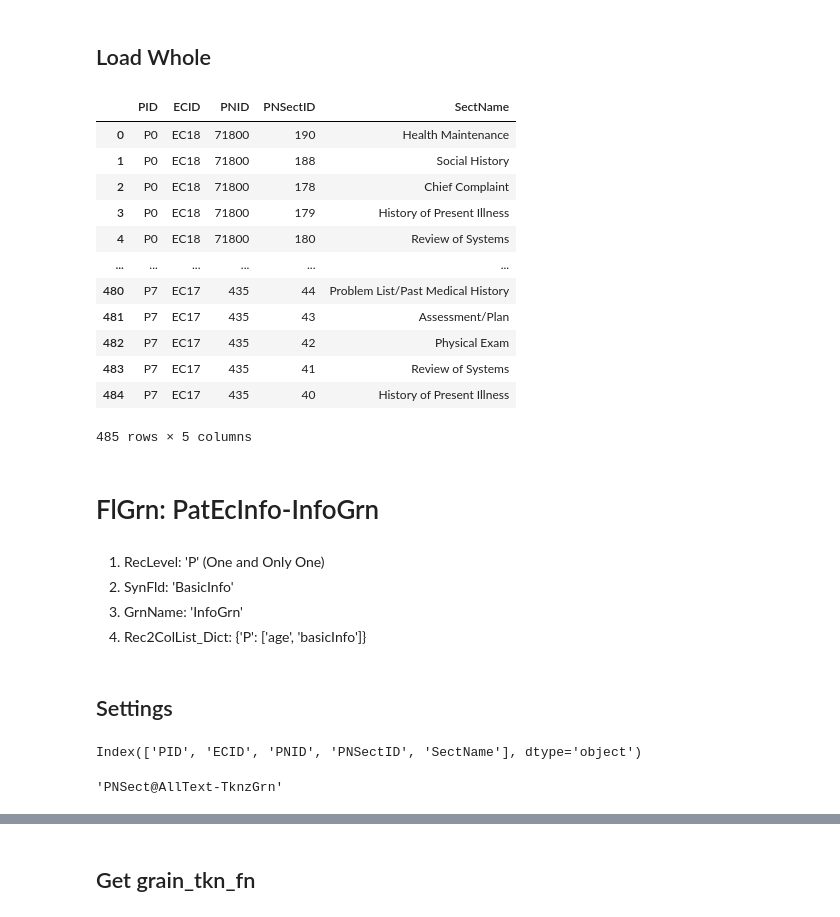
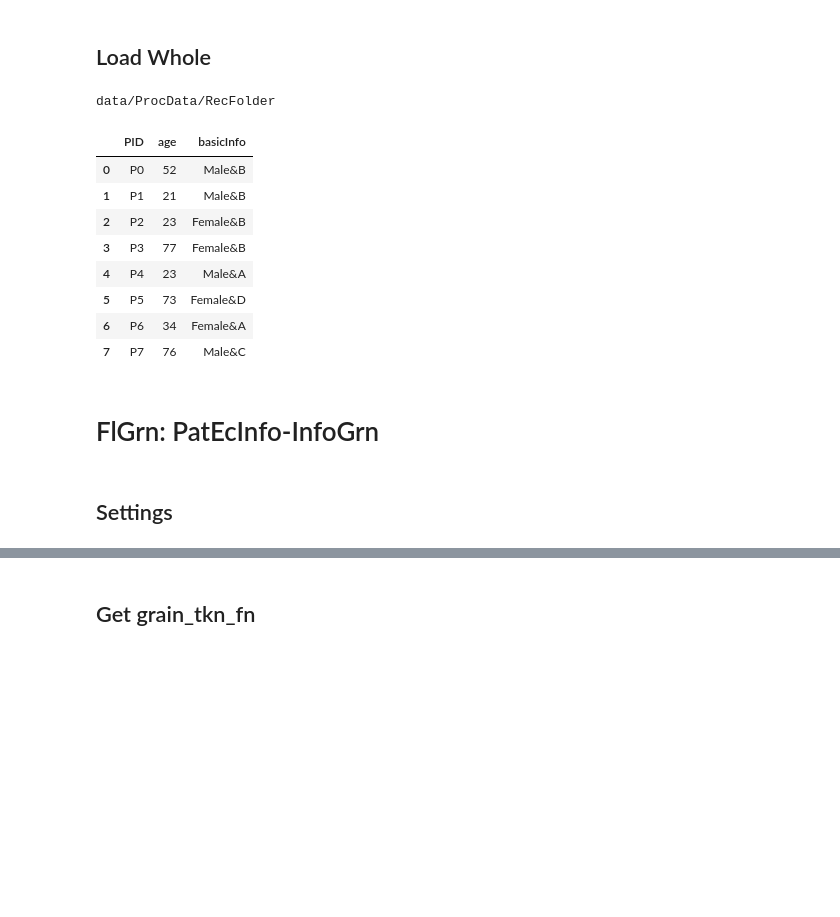
Before and after one commit to JHU-CDHAI/RecFldGrn, a Jupyter notebook: 2-FldGrn/02-PNSect-FldGrn.ipynb, the cells around one changed output, grey strips where cells are left out. Drawn from its saved outputs; the diff is of its cells as text; code cells hidden in the pictures; blank space fills up the shorter version.

```diff
--- a/2-FldGrn/02-PNSect-FldGrn.ipynb
+++ b/2-FldGrn/02-PNSect-FldGrn.ipynb
@@ -12,12 +12,3 @@ RecName_List = os.listdir(rec_folder)
 RecName_List
 # %% [output]
 ['PNSect', 'Diag', 'Smoking', 'EC', 'PN', 'A1C', 'PNSectSent', 'P']
-# %%
-import os
-
-RecName = 'PNSect'
-
-# the folder to save the Record.
-rec_folder = 'data/ProcData/RecFolder'
-fullrec_folder = os.path.join(rec_folder, RecName)
-print(fullrec_folder, '<----- fullrec_folder to save the records')
@@ -94,62 +78,23 @@ dfx
 ## Load Whole
 # %%
 # import this function
-from recfldgrn.datapoint import load_df_data_from_folder
-
-RecName = 'PNSect'
-df = load_df_data_from_folder(os.path.join(rec_folder, RecName))# [full_cols]
+from recfldgrn.datapoint import load_df_data_with_RecName
+# give the fullrec_folder
+print(rec_folder)
+df = load_df_data_with_RecName(rec_folder, 'P')
 df
 # %% [output]
+data/ProcData/RecFolder
-|  | PID | ECID | PNID | PNSectID | SectName |
-| 0 | P0 | EC18 | 71800 | 190 | Health Maintenance |
-| 1 | P0 | EC18 | 71800 | 188 | Social History |
-| 2 | P0 | EC18 | 71800 | 178 | Chief Complaint |
-| 3 | P0 | EC18 | 71800 | 179 | History of Present Illness |
-| 4 | P0 | EC18 | 71800 | 180 | Review of Systems |
-| ... | ... | ... | ... | ... | ... |
-| 480 | P7 | EC17 | 435 | 44 | Problem List/Past Medical History |
-| 481 | P7 | EC17 | 435 | 43 | Assessment/Plan |
-| 482 | P7 | EC17 | 435 | 42 | Physical Exam |
-| 483 | P7 | EC17 | 435 | 41 | Review of Systems |
-| 484 | P7 | EC17 | 435 | 40 | History of Present Illness |
+|  | PID | age | basicInfo |
+| 0 | P0 | 52 | Male&B |
+| 1 | P1 | 21 | Male&B |
+| 2 | P2 | 23 | Female&B |
+| 3 | P3 | 77 | Female&B |
+| 4 | P4 | 23 | Male&A |
+| 5 | P5 | 73 | Female&D |
+| 6 | P6 | 34 | Female&A |
+| 7 | P7 | 76 | Male&C |
-485 rows × 5 columns
 # %% [markdown]
 # FlGrn: PatEcInfo-InfoGrn
-# %% [markdown]
-1. RecLevel: 'P' (One and Only One)
-2. SynFld: 'BasicInfo'
-3. GrnName: 'InfoGrn'
-4. Rec2ColList_Dict: {'P': ['age', 'basicInfo']}
 # %% [markdown]
 ## Settings
-# %%
-df.columns
-# %% [output]
-Index(['PID', 'ECID', 'PNID', 'PNSectID', 'SectName'], dtype='object')
-# %%
-###################
-RecLevel = 'PNSect'
-RecLevelID = f'{RecLevel}ID' # (One and Only One)
-SynFld = 'AllText'
-GrnName = 'TknzGrn'
-
-Rec2FldList_Dict = {
-    # 'P': ['age', 'basicInfo'],
-    'PNSect': ['SectName'],
-    'PNSectSent': ['Sentence'],
-} # this should be order.
-
-
-#####################
-# prefix_ids = ['PID', 'ECID', 'PNID'] # Huge changes here.
-prefix_ids = ['PID', 'ECID']
-#####################
-focal_ids = ['PNSectID']
-
-rec_folder = 'data/ProcData/RecFolder'
-###################
-
-recfldgrn = f'{RecLevel}@{SynFld}-{GrnName}'
-recfldgrn
-# %% [output]
-'PNSect@AllText-TknzGrn'
```
Also changed, not shown: parts of 55 cells of this notebook, 1 other file.
